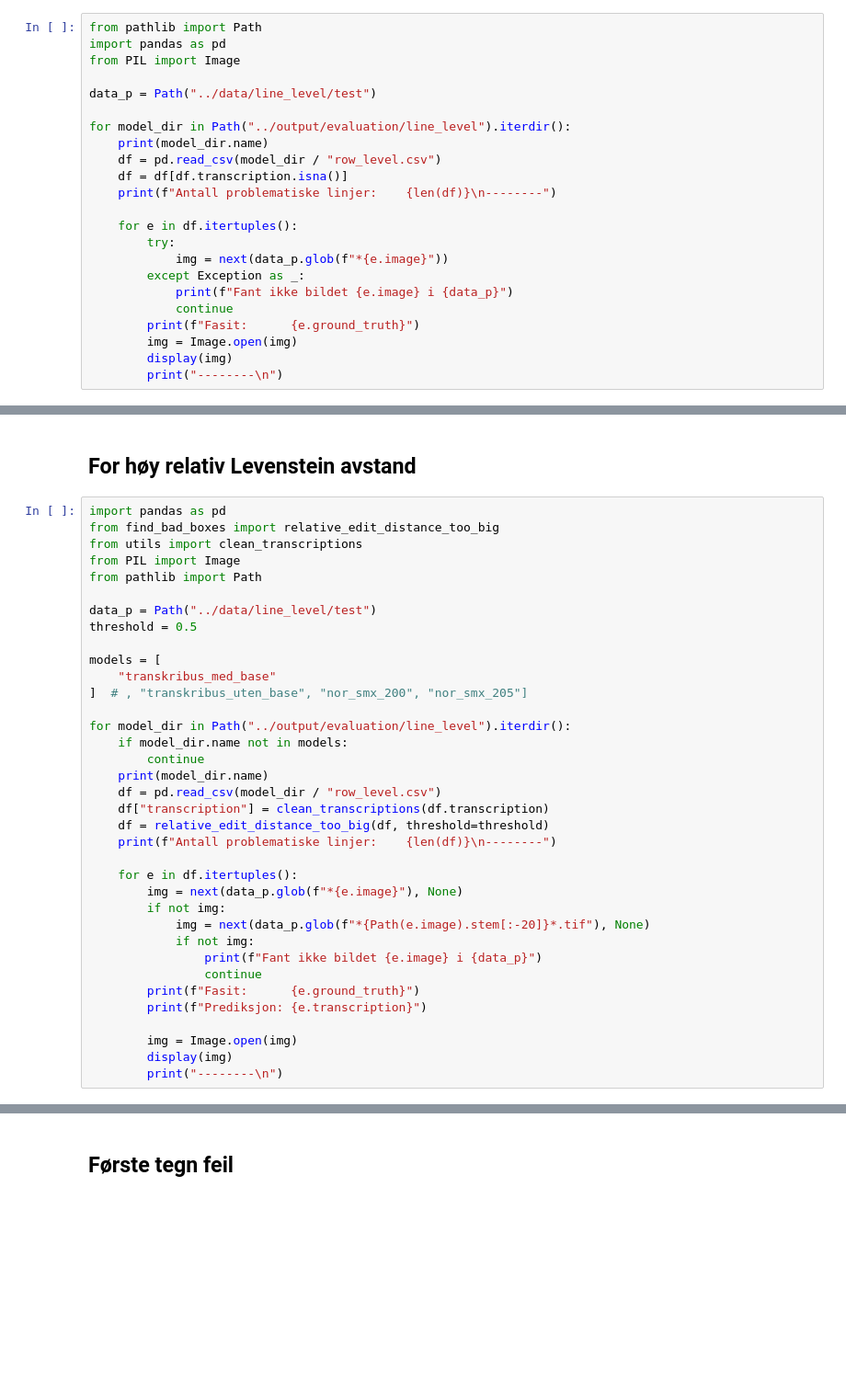
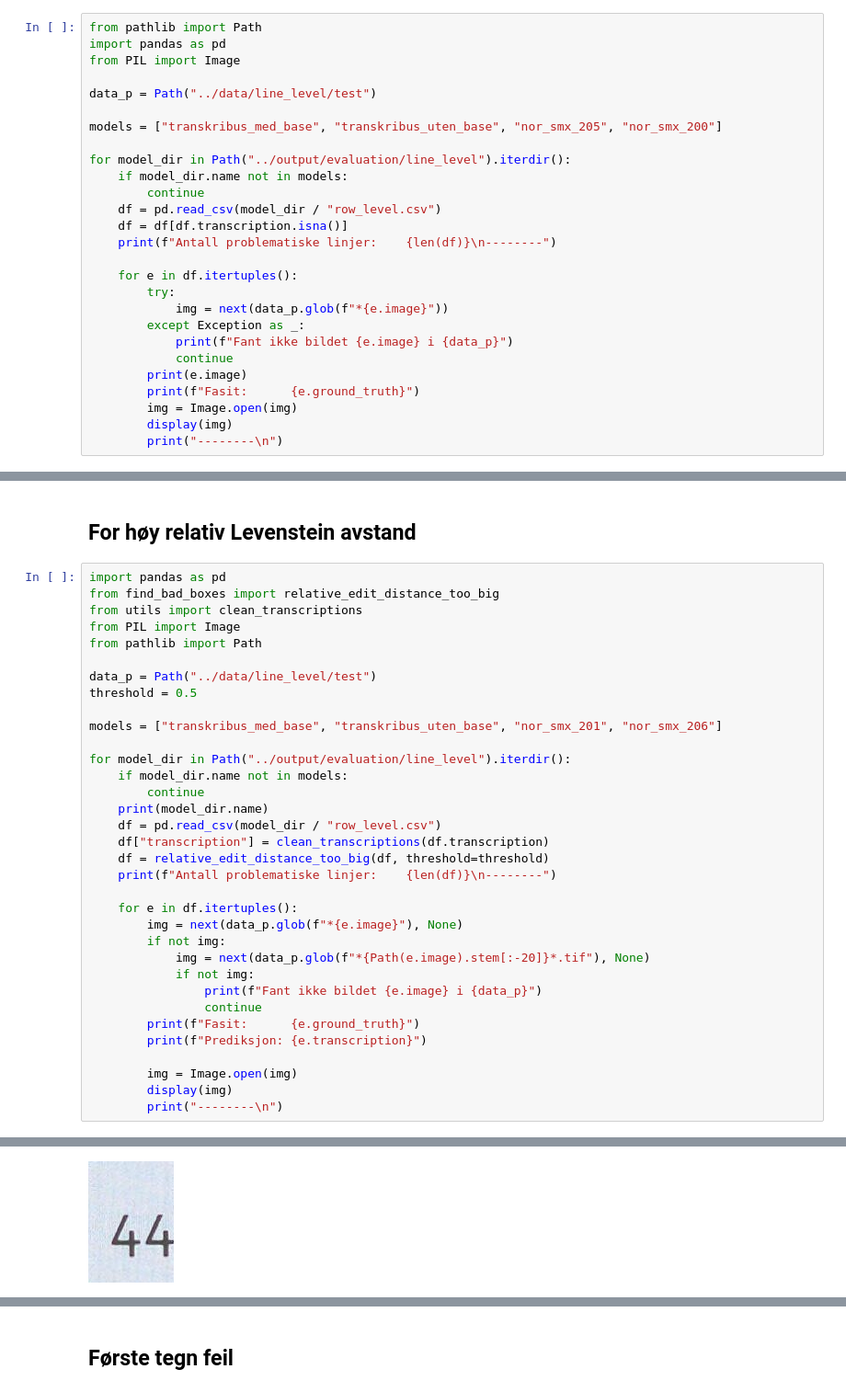
Before and after one commit to Sprakbanken/nodalida25_sami_ocr, a Jupyter notebook: notebooks/inspect_bad_lines.ipynb, the cells around one changed output, grey strips where cells are left out. Shown at 92% size. Cells and saved outputs as stored; diff of their text form; blank space fills up the shorter version.

```diff
--- a/notebooks/inspect_bad_lines.ipynb
+++ b/notebooks/inspect_bad_lines.ipynb
@@ -9,8 +9,11 @@ from PIL import Image
 
 data_p = Path("../data/line_level/test")
 
+models = ["transkribus_med_base", "transkribus_uten_base", "nor_smx_205", "nor_smx_200"]
+
 for model_dir in Path("../output/evaluation/line_level").iterdir():
-    print(model_dir.name)
+    if model_dir.name not in models:
+        continue
     df = pd.read_csv(model_dir / "row_level.csv")
     df = df[df.transcription.isna()]
     print(f"Antall problematiske linjer:    {len(df)}\n--------")
@@ -21,6 +24,7 @@ for model_dir in Path("../output/evaluation/line_level").iterdir():
         except Exception as _:
             print(f"Fant ikke bildet {e.image} i {data_p}")
             continue
+        print(e.image)
         print(f"Fasit:      {e.ground_truth}")
         img = Image.open(img)
         display(img)
@@ -37,9 +50,7 @@ from pathlib import Path
 data_p = Path("../data/line_level/test")
 threshold = 0.5
 
-models = [
-    "transkribus_med_base"
-]  # , "transkribus_uten_base", "nor_smx_200", "nor_smx_205"]
+models = ["transkribus_med_base", "transkribus_uten_base", "nor_smx_201", "nor_smx_206"]
 
 for model_dir in Path("../output/evaluation/line_level").iterdir():
     if model_dir.name not in models:
@@ -63,3 +74,4 @@ for model_dir in Path("../output/evaluation/line_level").iterdir():
         img = Image.open(img)
         display(img)
         print("--------\n")
+# %% [output]
@@ -65,0 +83 @@ for model_dir in Path("../output/evaluation/line_level").iterdir():
+[figure, added]
```
Also changed, not shown: parts of 5 cells of this notebook, 3 other files.
